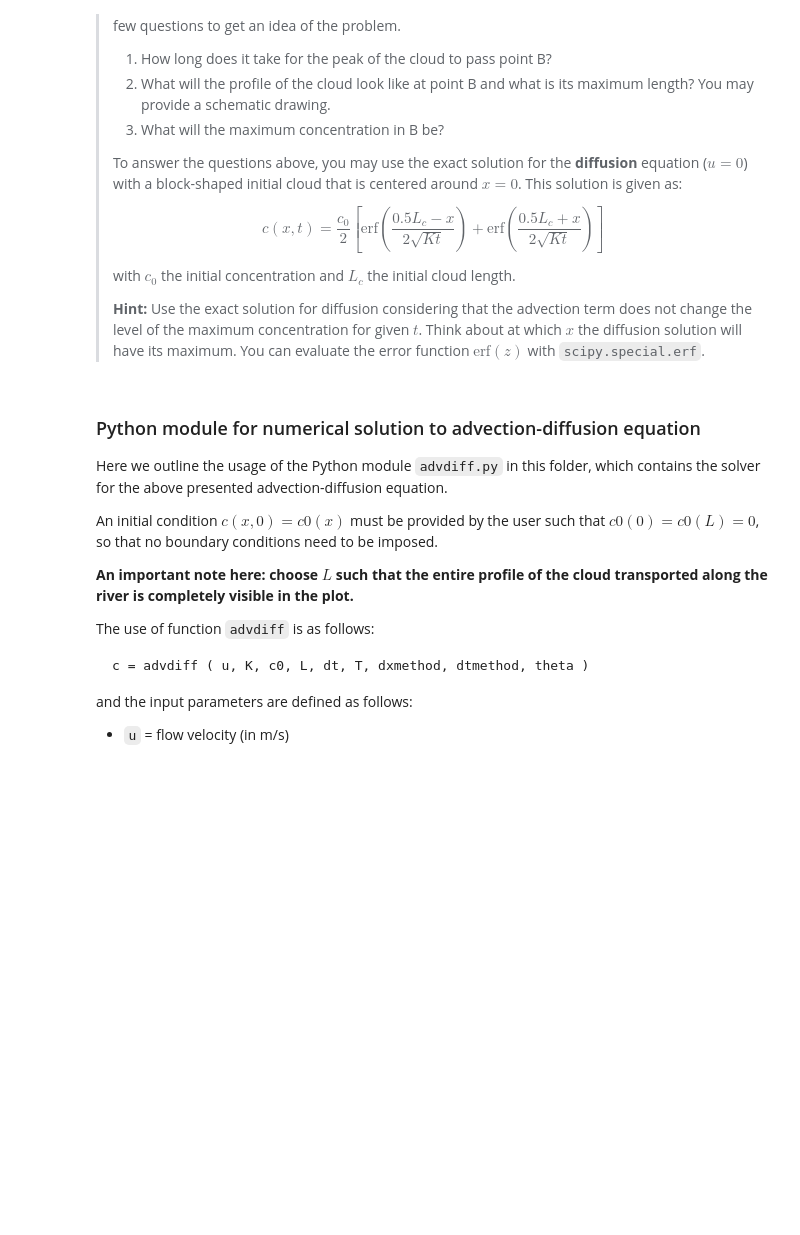
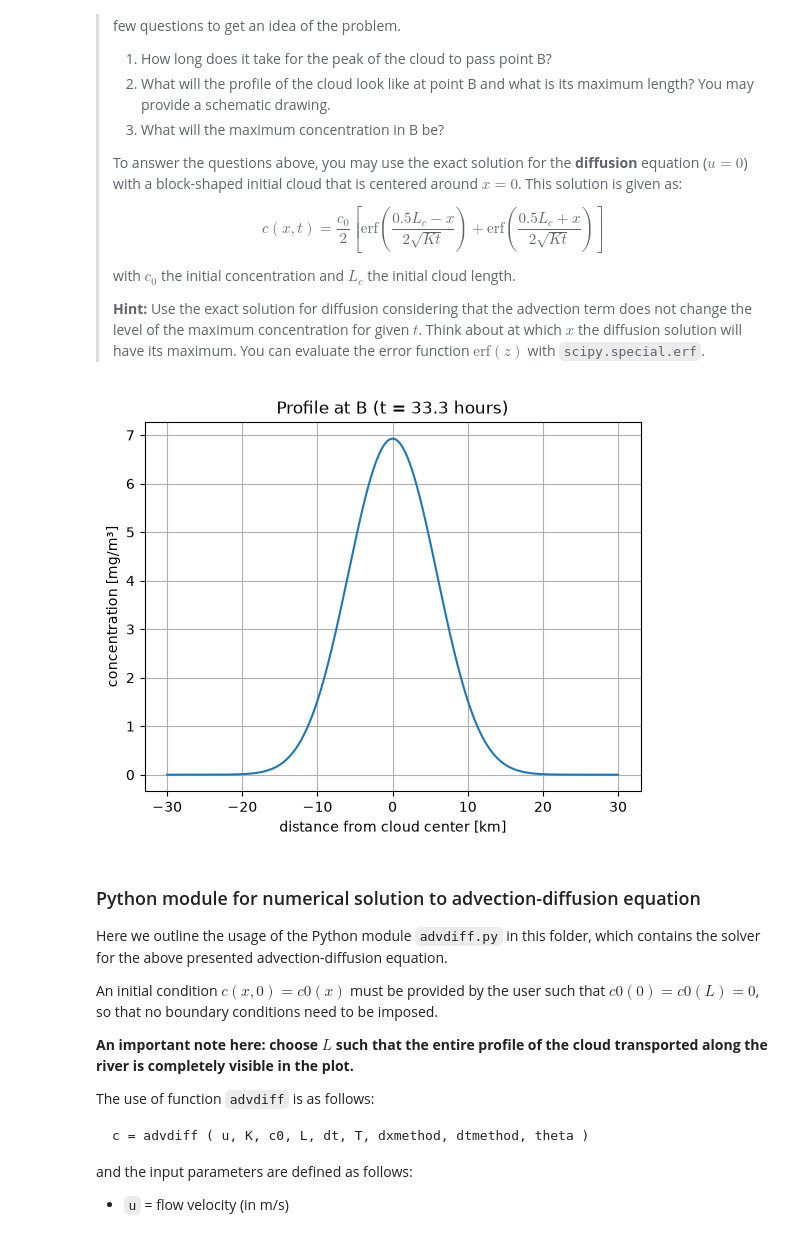
Before and after one commit to Robinjovl/GA2_all_files, a Jupyter notebook: grp09.ipynb, the cells around one changed output. Cells and saved outputs as stored; diff of their text form; code cells hidden in the pictures; blank space fills up the shorter version.

```diff
--- a/grp09.ipynb
+++ b/grp09.ipynb
@@ -36,6 +36,32 @@ For the simulations and the analysis that we will carry out, the following step
 >with $c_0$ the initial concentration and $L_c$ the initial cloud length.
 >
 > **Hint:** Use the exact solution for diffusion considering that the advection term does not change the level of the maximum concentration for given $t$. Think about at which $x$ the diffusion solution will have its maximum. You can evaluate the error function $\text{erf}(z)$ with `scipy.special.erf`.
+# %%
+from scipy.special import erf
+import numpy as np
+import matplotlib.pyplot as plt
+# Evaluate the diffusion profile when the cloud's peak reaches point B
+c_initial = 10.0       # mg/m^3
+cloud_length = 10000. # m
+K = 100.0              # m^2/s
+u = 0.5                # m/s
+distance_to_B = 60000. # m
+
+t_B = distance_to_B / u
+x_rel = np.linspace(-30000, 30000, 500)  # distance from the cloud center [m]
+
+c_profile = (c_initial / 2) * (
+    erf((0.5 * cloud_length - x_rel) / (2 * np.sqrt(K * t_B)))
+    + erf((0.5 * cloud_length + x_rel) / (2 * np.sqrt(K * t_B)))
+)
+
+plt.plot(x_rel / 1000, c_profile)
+plt.xlabel("distance from cloud center [km]")
+plt.ylabel("concentration [mg/m³]")
+plt.title(f"Profile at B (t = {t_B / 3600:.1f} hours)")
+plt.grid()
+# %% [output]
+[figure, added]
 # %% [markdown]
 ### Python module for numerical solution to advection-diffusion equation
 
```
Also changed, not shown: parts of 8 cells of this notebook.
